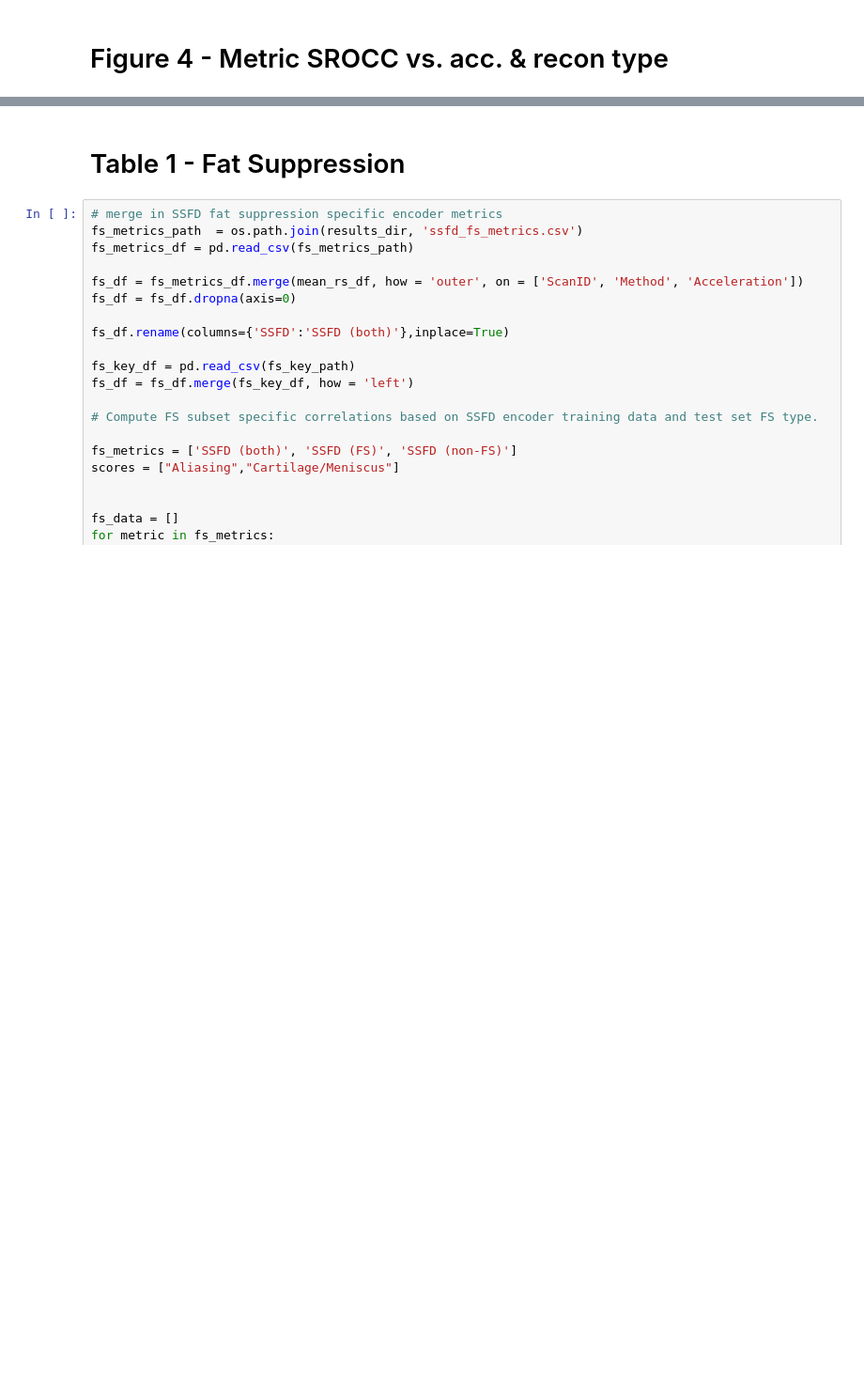
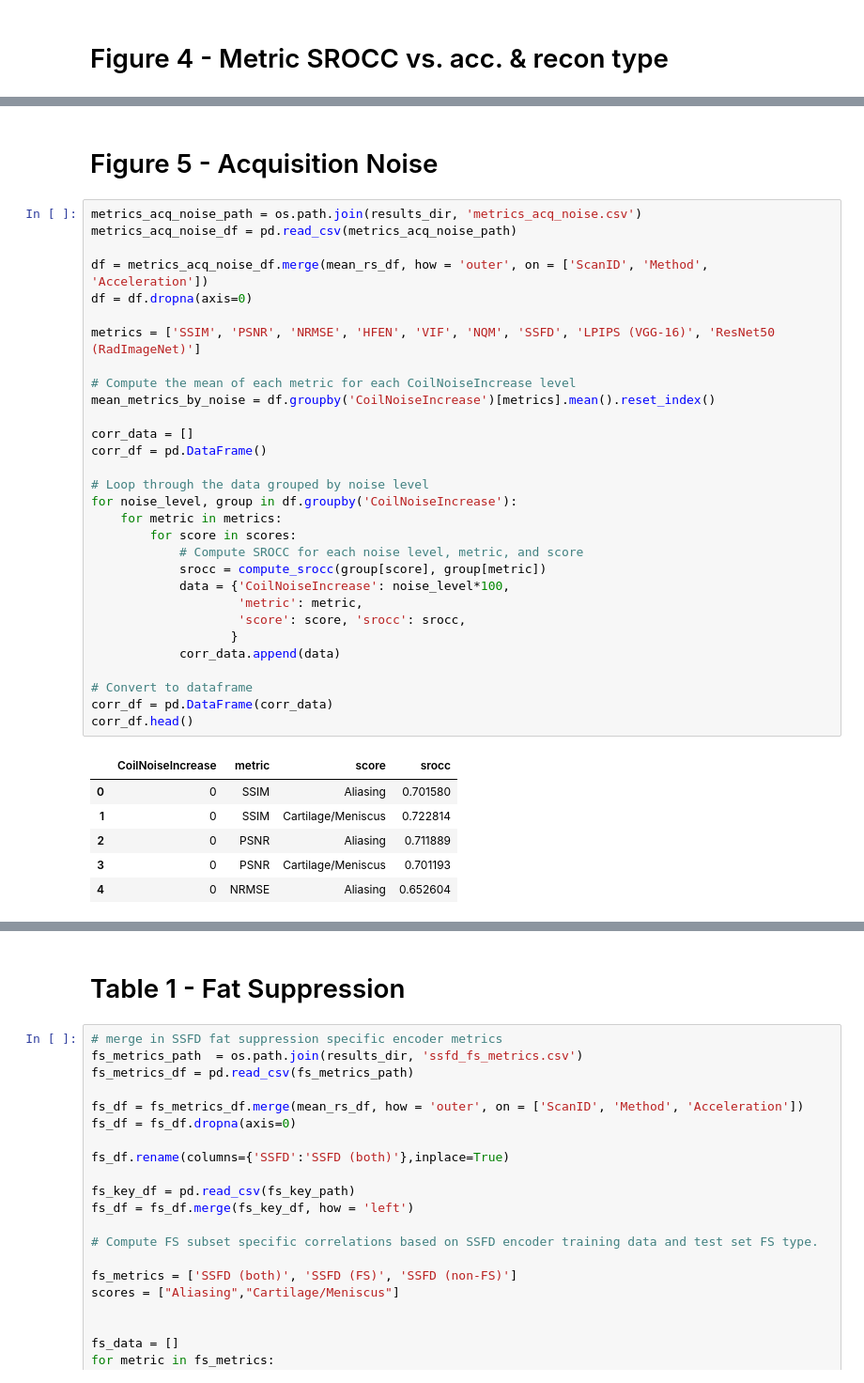
Before and after one commit to StanfordMIMI/deep-feature-mr-recon, a Jupyter notebook: ReaderStudy_vs_Metrics.ipynb, the cells around one changed output, grey strips where cells are left out. Shown at 94% size. Cells and saved outputs as stored; diff of their text form; blank space fills up the shorter version.

Commit message:
add acquisition noise experiment to notebook

```diff
--- a/ReaderStudy_vs_Metrics.ipynb
+++ b/ReaderStudy_vs_Metrics.ipynb
@@ -434,0 +437,39 @@ legend = plt.legend(handles, labels, loc='upper center', bbox_to_anchor=(-0.1, 2
+# %% [markdown]
+# Figure 5 - Acquisition Noise
+# %%
+metrics_acq_noise_path = os.path.join(results_dir, 'metrics_acq_noise.csv')
+metrics_acq_noise_df = pd.read_csv(metrics_acq_noise_path)
+
+df = metrics_acq_noise_df.merge(mean_rs_df, how = 'outer', on = ['ScanID', 'Method', 'Acceleration'])
+df = df.dropna(axis=0)
+
+metrics = ['SSIM', 'PSNR', 'NRMSE', 'HFEN', 'VIF', 'NQM', 'SSFD', 'LPIPS (VGG-16)', 'ResNet50 (RadImageNet)']
+
+# Compute the mean of each metric for each CoilNoiseIncrease level
+mean_metrics_by_noise = df.groupby('CoilNoiseIncrease')[metrics].mean().reset_index()
+
+corr_data = []
+corr_df = pd.DataFrame()
+
+# Loop through the data grouped by noise level
+for noise_level, group in df.groupby('CoilNoiseIncrease'):
+    for metric in metrics:
+        for score in scores:
+            # Compute SROCC for each noise level, metric, and score
+            srocc = compute_srocc(group[score], group[metric])
+            data = {'CoilNoiseIncrease': noise_level*100,
+                    'metric': metric,
+                    'score': score, 'srocc': srocc,
+                   }
+            corr_data.append(data)
+
+# Convert to dataframe
+corr_df = pd.DataFrame(corr_data)
+corr_df.head()
+# %% [output]
+|  | CoilNoiseIncrease | metric | score | srocc |
+| 0 | 0 | SSIM | Aliasing | 0.701580 |
+| 1 | 0 | SSIM | Cartilage/Meniscus | 0.722814 |
+| 2 | 0 | PSNR | Aliasing | 0.711889 |
+| 3 | 0 | PSNR | Cartilage/Meniscus | 0.701193 |
+| 4 | 0 | NRMSE | Aliasing | 0.652604 |
```
Also changed, not shown: parts of 8 cells of this notebook.
